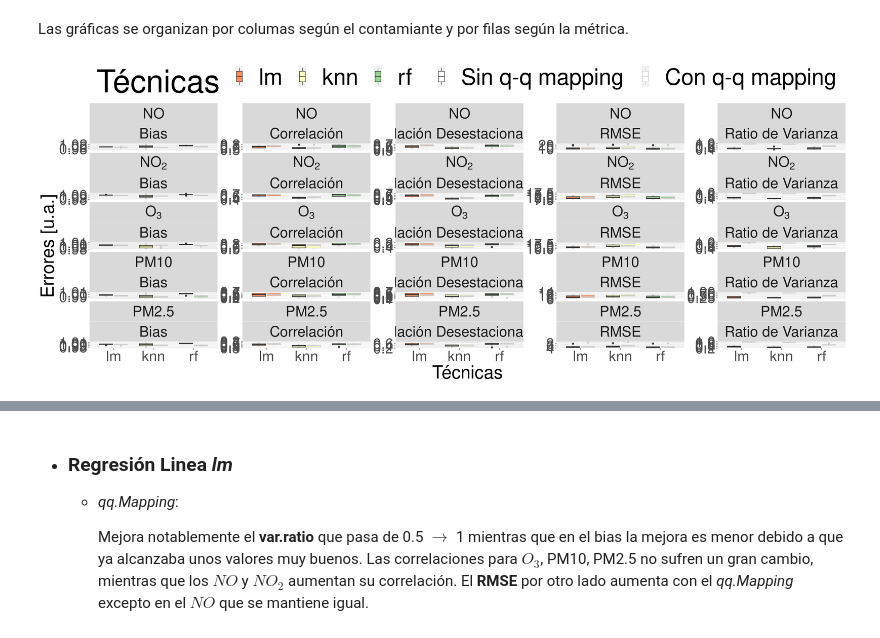
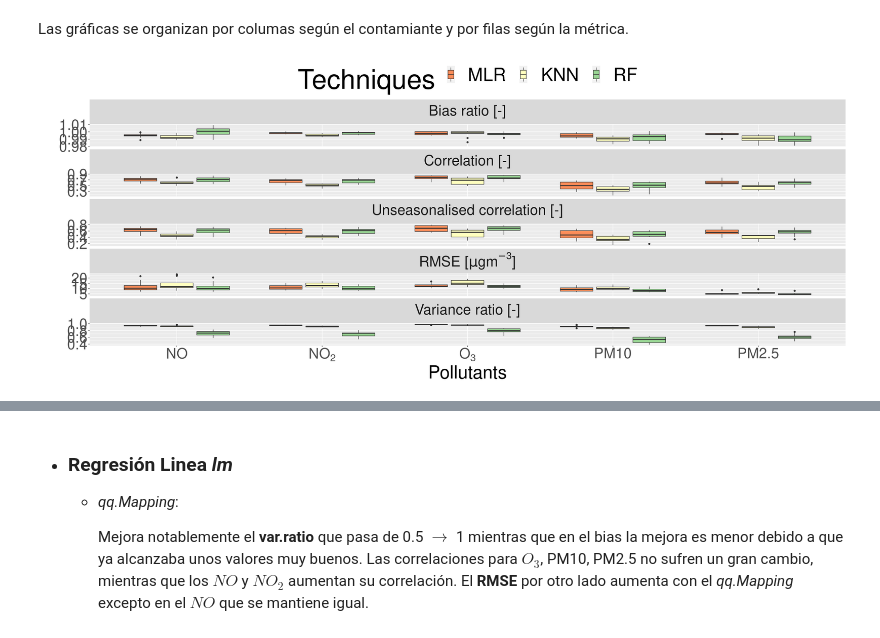
Before and after one commit to Jaimedgp/AirQualityCOVID, a Jupyter notebook: notebooks/Cross-validation/Cross-validation_grph.ipynb, the cells around one changed output, grey strips where cells are left out. Saved outputs shown, nothing was run; the diff lists cells and outputs as text; code cells hidden in the pictures.

```diff
--- a/notebooks/Cross-validation/Cross-validation_grph.ipynb
+++ b/notebooks/Cross-validation/Cross-validation_grph.ipynb
@@ -248,7 +252,7 @@ Esto permite no solo estudiar cada técnica utilizada por separado, sino compara
 dat.df <- rbind(pivot.metrics %>%
                     filter(method == "lm",
                            days == 3,
-                           #qq.Mapping == "Yes",
+                           qq.Mapping == "Yes",
                           ),
                 #pivot.metrics %>%
                 #    filter(method == "glm",
@@ -259,51 +263,62 @@ dat.df <- rbind(pivot.metrics %>%
                     filter(method == "knn",
                            days == 0,
                            param == 10,
-                           #qq.Mapping == "Yes",
+                           qq.Mapping == "Yes",
                           ),
                 pivot.metrics %>%
                     filter(method == "rf",
                            days == 0,
                            param == 100,
-                           #qq.Mapping == "Yes"
+                           qq.Mapping == "Yes"
                           )
                ) %>% arrange(variable, Error)
 
 
-dat.df$variable <- factor(dat.df$variable,
-                          labels=pollut.notation)
+#dat.df$variable <- factor(dat.df$variable,
+ #                         labels=pollut.notation)
+
+#dat.df$method <- factor(dat.df$method,
+#                        labels=c("lm"="lm", "rf"="rf", "knn"="knn"))
 # %% [markdown]
 Las gráficas se organizan por columas según el contamiante y por filas según la métrica.
 # %%
+dat.df$Error <- factor(dat.df$Error,
+                       labels=Error.notation)
+
 plt.final <- ggplot(data=dat.df) +
-    geom_boxplot(aes(x=method,
+    geom_boxplot(aes(x=variable,
                      y=Err.Val,
                      fill=method,
-                     color=qq.Mapping
+                     #color=qq.Mapping
                     )) +
-    facet_wrap(~variable+Error,
-               ncol=5, scale="free_y",
+    facet_wrap(~Error,
+               ncol=1, scale="free_y",
                labeller = labeller(variable=label_parsed,
-                                   Error=Error.notation)) +
+                                   Error=label_parsed)) +
     theme(legend.position="top",
           text = element_text(size=40),
-          legend.text = element_text(size=50),
-          legend.title = element_text(size=70),
+          legend.text = element_text(size=40),
+          legend.title = element_text(size=60),
          ) +
-    scale_x_discrete(name="Técnicas", labels=pollut.notation) +
-    scale_y_continuous(name="Errores [u.a.]") +
-    scale_fill_brewer(name="Técnicas", palette="Spectral") +
+    scale_x_discrete(name="Pollutants",
+                     labels = pollut.notation
+                    ) +
+    scale_y_continuous(name="") +
+    scale_fill_brewer(name="Techniques",
+                      labels = method.notation,
+                      palette="Spectral") +
     scale_color_grey(name="",
-                     labels = c("Yes" = "Con q-q mapping",
-                                "No" = "Sin q-q mapping"))
+                     labels = c("Yes" = "With q-q mapping",
+                                "No" = "Without q-q mapping"))
 
 ggsave(plot = plt.final,
        filename = "Plots/Cross-Validation/cv-final.png",
-       width = 40,
-       height = 30)
+       #filename = "doc/paper/Figures/cv-lm-qq.png",
+       width = 30, #40
+       height = 15) #30
 
 plt.final
 # %% [output]
-[figure, old version]
+[figure, new version]
 # %%
 dat.df %>%
```
Also changed, not shown: parts of 6 cells of this notebook, 4 other files.
